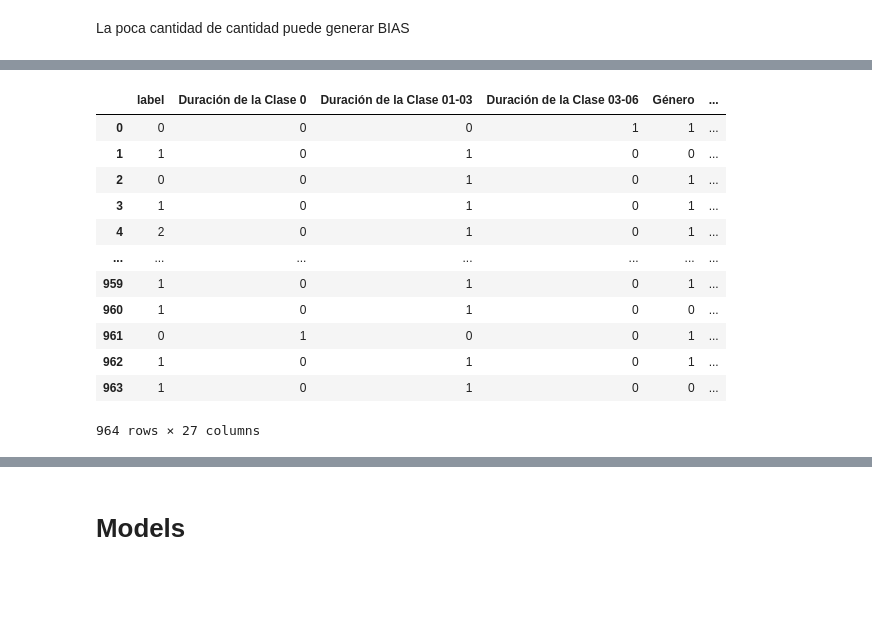
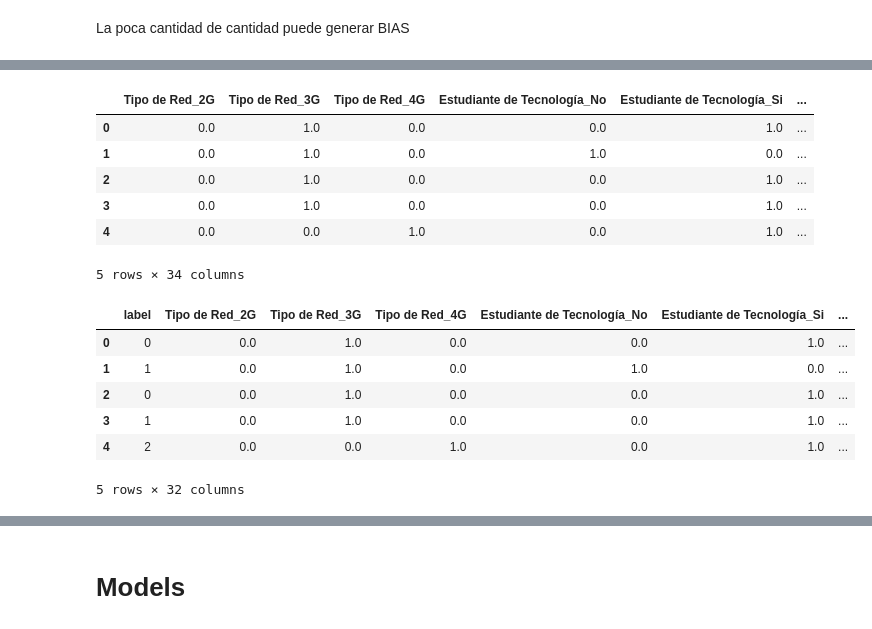
Before and after one commit to RedoRojo/Neural-Network-Classification, a Jupyter notebook: cuaderno.ipynb, the cells around one changed output, grey strips where cells are left out. Saved outputs shown, nothing was run; the diff lists cells and outputs as text; code cells hidden in the pictures; blank space fills up the shorter version.

```diff
--- a/cuaderno.ipynb
+++ b/cuaderno.ipynb
@@ -173,0 +108,3 @@ array(['Nivel de Adaptación Alto', 'Nivel de Adaptación Moderado',
+# %%
+columns = list(dataset.keys())
+columns
@@ -173,0 +124,4 @@ array(['Nivel de Adaptación Alto', 'Nivel de Adaptación Moderado',
+# %%
+one_hot_encoder = OneHotEncoder(sparse=False)
+one_hot_encoded = one_hot_encoder.fit_transform(dataset[columns])
+one_hot_encoded
@@ -173,0 +136,3 @@ array(['Nivel de Adaptación Alto', 'Nivel de Adaptación Moderado',
+# %%
+encoded_dataset = pd.DataFrame(one_hot_encoded, columns=one_hot_encoder.get_feature_names_out())
+encoded_dataset
@@ -274,27 +228,29 @@ dataset.loc[dataset['Tipo de Red'] == '2G']
+# %%
+encoded_dataset.head()
+# %% [output]
+|  | Tipo de Red_2G | Tipo de Red_3G | Tipo de Red_4G | Estudiante de Tecnología_No | Estudiante de Tecnología_Si | ... |
+| 0 | 0.0 | 1.0 | 0.0 | 0.0 | 1.0 | ... |
+| 1 | 0.0 | 1.0 | 0.0 | 1.0 | 0.0 | ... |
+| 2 | 0.0 | 1.0 | 0.0 | 0.0 | 1.0 | ... |
+| 3 | 0.0 | 1.0 | 0.0 | 0.0 | 1.0 | ... |
+| 4 | 0.0 | 0.0 | 1.0 | 0.0 | 1.0 | ... |
+5 rows × 34 columns
 # %%
-#cuan
-dataset_one_hot= dataset.copy();
-labels = dataset_one_hot.pop('Nivel de Adaptación')
+labels = dataset.pop('Nivel de Adaptación')
 dict = {"Bajo": 0, "Moderado": 1, "Alto": 2}
 enconded_labels = []
 for label in labels:
     enconded_labels.append(dict[label])
 enconded_labels = np.array(enconded_labels)
 
-final_dataset = hot_one_dataset(dataset_one_hot)
-final_dataset.insert(0, "label", enconded_labels, True)
-final_dataset
+encoded_dataset = encoded_dataset.drop(['Nivel de Adaptación_Alto', "Nivel de Adaptación_Moderado", "Nivel de Adaptación_Bajo"], axis=1)
+encoded_dataset.insert(0, "label", enconded_labels, True)
+encoded_dataset.head()
 # %% [output]
-|  | label | Duración de la Clase 0 | Duración de la Clase 01-03 | Duración de la Clase 03-06 | Género | ... |
-| 0 | 0 | 0 | 0 | 1 | 1 | ... |
-| 1 | 1 | 0 | 1 | 0 | 0 | ... |
-| 2 | 0 | 0 | 1 | 0 | 1 | ... |
-| 3 | 1 | 0 | 1 | 0 | 1 | ... |
-| 4 | 2 | 0 | 1 | 0 | 1 | ... |
-| ... | ... | ... | ... | ... | ... | ... |
-| 959 | 1 | 0 | 1 | 0 | 1 | ... |
-| 960 | 1 | 0 | 1 | 0 | 0 | ... |
-| 961 | 0 | 1 | 0 | 0 | 1 | ... |
-| 962 | 1 | 0 | 1 | 0 | 1 | ... |
-| 963 | 1 | 0 | 1 | 0 | 0 | ... |
+|  | label | Tipo de Red_2G | Tipo de Red_3G | Tipo de Red_4G | Estudiante de Tecnología_No | Estudiante de Tecnología_Si | ... |
+| 0 | 0 | 0.0 | 1.0 | 0.0 | 0.0 | 1.0 | ... |
+| 1 | 1 | 0.0 | 1.0 | 0.0 | 1.0 | 0.0 | ... |
+| 2 | 0 | 0.0 | 1.0 | 0.0 | 0.0 | 1.0 | ... |
+| 3 | 1 | 0.0 | 1.0 | 0.0 | 0.0 | 1.0 | ... |
+| 4 | 2 | 0.0 | 0.0 | 1.0 | 0.0 | 1.0 | ... |
-964 rows × 27 columns
+5 rows × 32 columns
```
Also changed, not shown: parts of 31 cells of this notebook.
